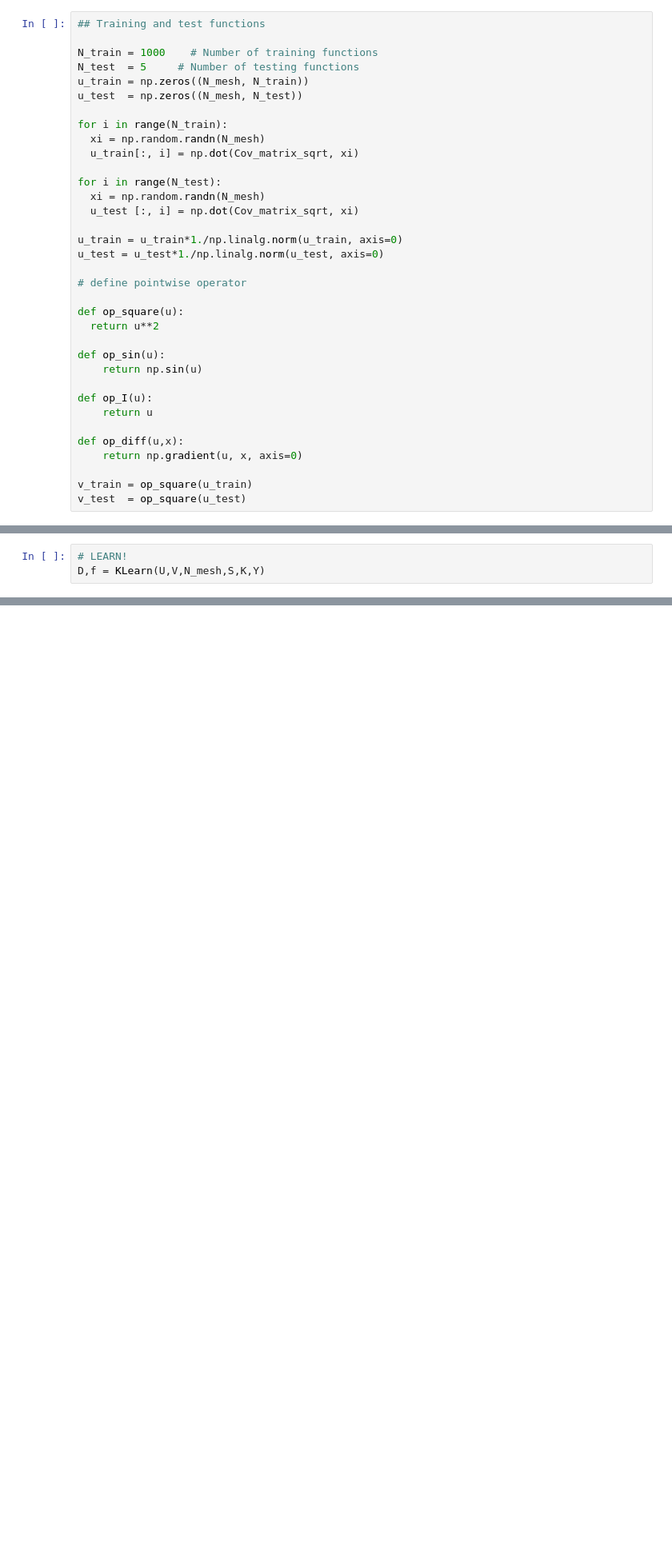
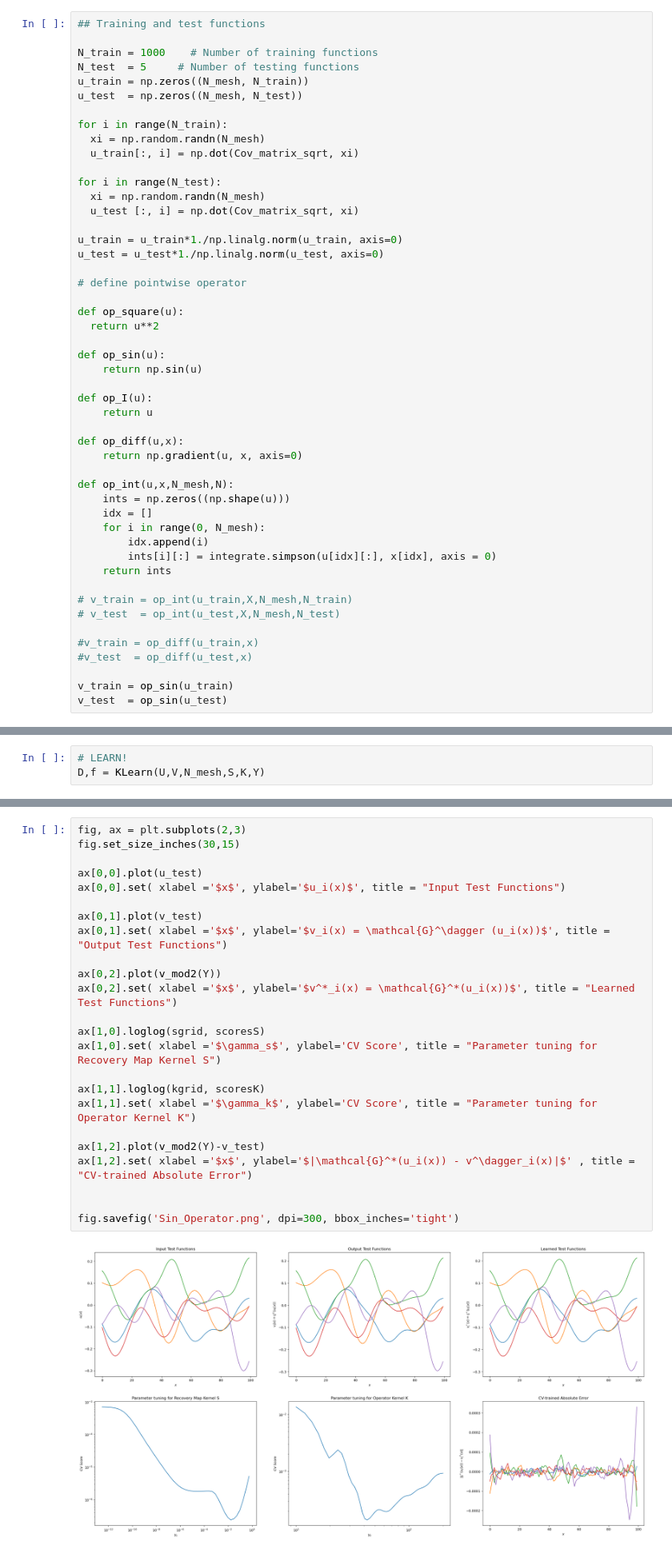
Before and after one commit to Levent-Batakci/OpL, a Jupyter notebook: KernelMethod_Examples.ipynb, the cells around one changed output, grey strips where cells are left out. Shown: that part at 80% size. Drawn from its saved outputs; the diff is of its cells as text; blank space fills up the shorter version.

Commit message:
Operator Plots

```diff
--- a/KernelMethod_Examples.ipynb
+++ b/KernelMethod_Examples.ipynb
@@ -75,8 +91,22 @@ def op_I(u):
 def op_diff(u,x):
     return np.gradient(u, x, axis=0)
 
-v_train = op_square(u_train)
-v_test  = op_square(u_test)
+def op_int(u,x,N_mesh,N):
+    ints = np.zeros((np.shape(u)))
+    idx = []
+    for i in range(0, N_mesh):
+        idx.append(i)
+        ints[i][:] = integrate.simpson(u[idx][:], x[idx], axis = 0)
+    return ints
+
+# v_train = op_int(u_train,X,N_mesh,N_train)
+# v_test  = op_int(u_test,X,N_mesh,N_test)
+
+#v_train = op_diff(u_train,x)
+#v_test  = op_diff(u_test,x)
+
+v_train = op_sin(u_train)
+v_test  = op_sin(u_test)
 # %%
 # Finish setting up
 U = u_train;
@@ -136,0 +165,26 @@ fig.savefig('Diff_Operator.png', dpi=300, bbox_inches='tight')
+# %%
+fig, ax = plt.subplots(2,3)
+fig.set_size_inches(30,15)
+
+ax[0,0].plot(u_test)
+ax[0,0].set( xlabel ='$x$', ylabel='$u_i(x)$', title = "Input Test Functions")
+
+ax[0,1].plot(v_test)
+ax[0,1].set( xlabel ='$x$', ylabel='$v_i(x) = \mathcal{G}^\dagger (u_i(x))$', title = "Output Test Functions")
+
+ax[0,2].plot(v_mod2(Y))
+ax[0,2].set( xlabel ='$x$', ylabel='$v^*_i(x) = \mathcal{G}^*(u_i(x))$', title = "Learned Test Functions")
+
+ax[1,0].loglog(sgrid, scoresS)
+ax[1,0].set( xlabel ='$\gamma_s$', ylabel='CV Score', title = "Parameter tuning for Recovery Map Kernel S")
+
+ax[1,1].loglog(kgrid, scoresK)
+ax[1,1].set( xlabel ='$\gamma_k$', ylabel='CV Score', title = "Parameter tuning for Operator Kernel K")
+
+ax[1,2].plot(v_mod2(Y)-v_test)
+ax[1,2].set( xlabel ='$x$', ylabel='$|\mathcal{G}^*(u_i(x)) - v^\dagger_i(x)|$' , title = "CV-trained Absolute Error")
+
+
+fig.savefig('Sin_Operator.png', dpi=300, bbox_inches='tight')
+# %% [output]
+[figure, added]
```
Also changed, not shown: parts of 9 cells of this notebook, 10 other files.
